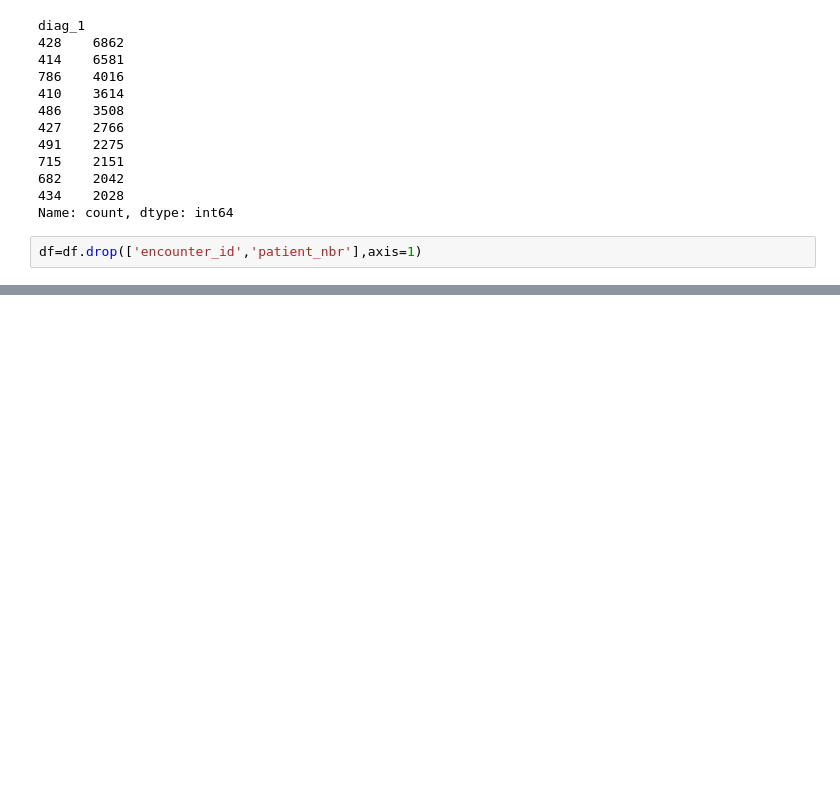
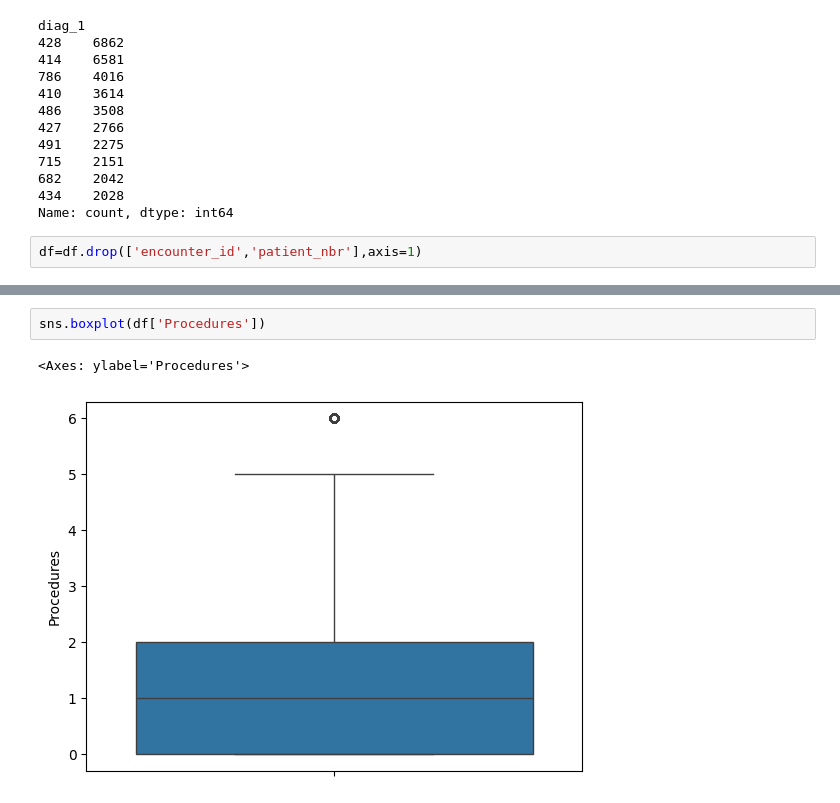
Before and after one commit to akashkumar181/Advanced-Model-For-Clinical-Pattern-Mining-for-Readmission-Risk-among-Diabetes-Patients, a Jupyter notebook: Model.ipynb, the cells around one changed output, grey strips where cells are left out. Drawn from its saved outputs; the diff is of its cells as text; blank space fills up the shorter version.

```diff
--- a/Model.ipynb
+++ b/Model.ipynb
@@ -387,0 +593,5 @@ df=df.drop(['encounter_id','patient_nbr'],axis=1)
+# %%
+sns.boxplot(df['Procedures'])
+# %% [output]
+<Axes: ylabel='Procedures'>
+[figure, added]
```
Also changed, not shown: parts of 64 cells of this notebook.
